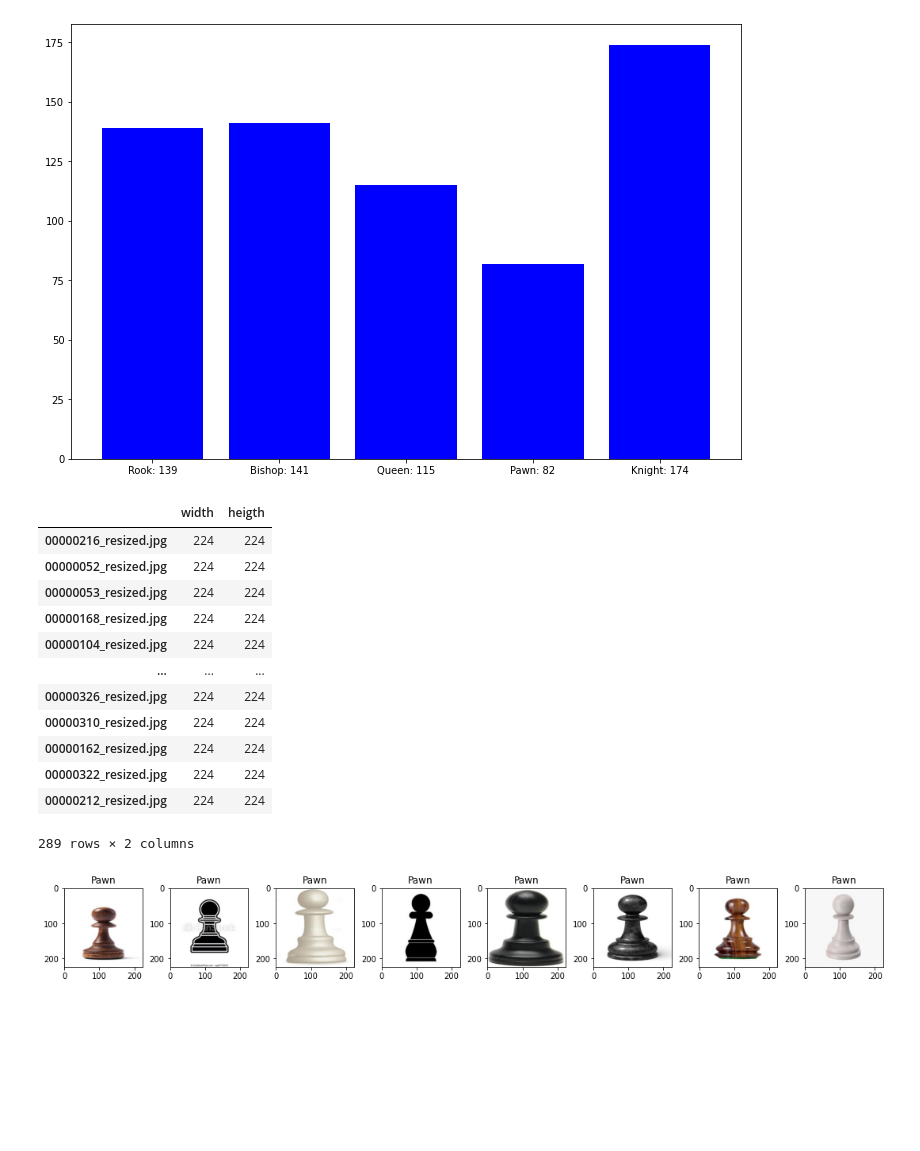
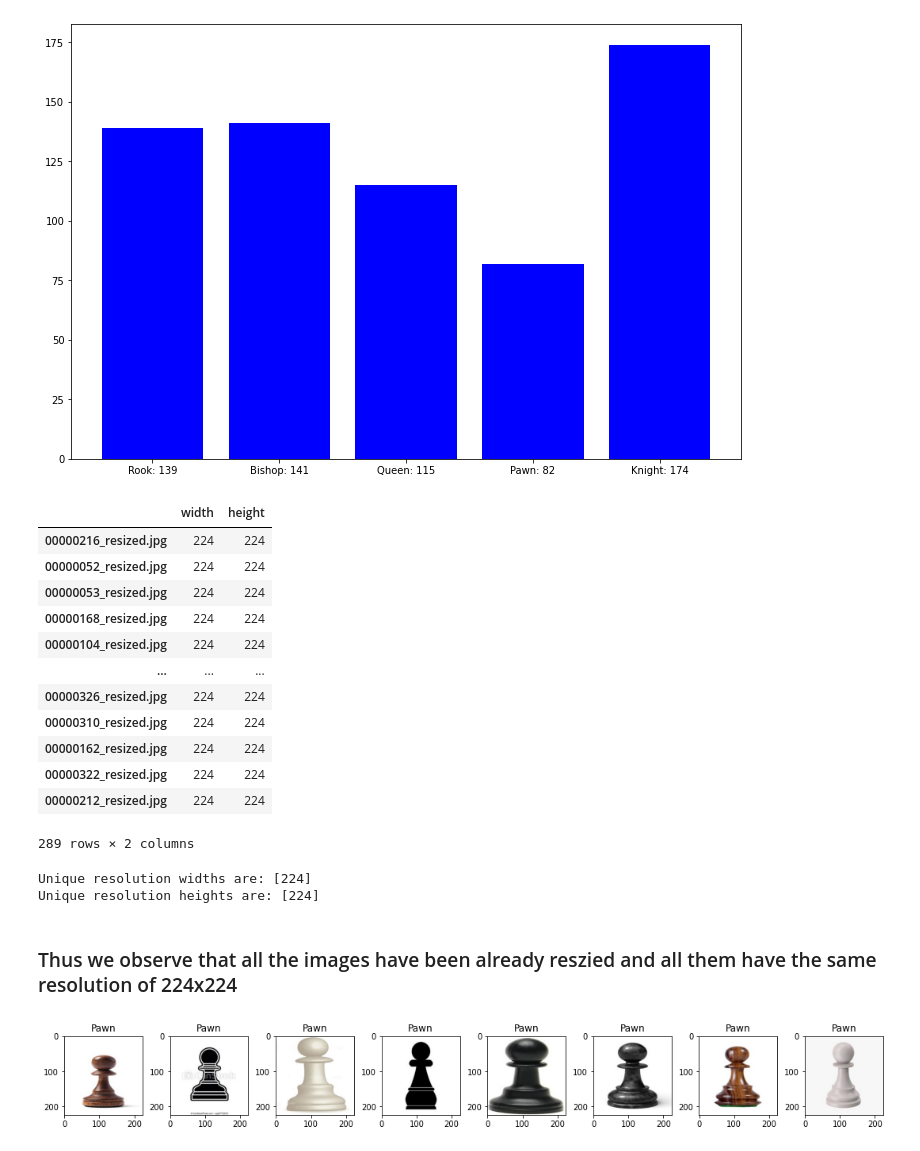
Before and after one commit to ananthu-raj/Image-Classification-Experimentation, a Jupyter notebook: Chess_Image_Classification.ipynb, the cells around one changed output. Drawn from its saved outputs; the diff is of its cells as text; code cells hidden in the pictures; blank space fills up the shorter version.

```diff
--- a/Chess_Image_Classification.ipynb
+++ b/Chess_Image_Classification.ipynb
@@ -73,21 +73,21 @@ plt.show();
 # %%
 # Checking Resolutions of Every Image
 # Reference : https://stackoverflow.com/questions/1507084/how-to-check-dimensions-of-all-images-in-a-directory-using-python
 from PIL import Image
 
 folder_images = dirname
 size_images = dict()
 
 for dirpath, _, filenames in os.walk(folder_images):
     for path_image in filenames:
         image = os.path.abspath(os.path.join(dirpath, path_image))
         with Image.open(image) as img:
             width, heigth = img.size
-            size_images[path_image] = {'width': width, 'heigth': heigth}
+            size_images[path_image] = {'width': width, 'height': heigth}
 resolutions = pd.DataFrame.from_dict(size_images, orient ='index')
 resolutions
 # %% [output]
-|  | width | heigth |
+|  | width | height |
 | 00000216_resized.jpg | 224 | 224 |
 | 00000052_resized.jpg | 224 | 224 |
 | 00000053_resized.jpg | 224 | 224 |
@@ -100,6 +100,16 @@ resolutions
 | 00000322_resized.jpg | 224 | 224 |
 | 00000212_resized.jpg | 224 | 224 |
 289 rows × 2 columns
+# %%
+uniq_widths = pd.unique(resolutions.width)
+uniq_heights = pd.unique(resolutions.height)
+print(f"Unique resolution widths are: {uniq_widths}")
+print(f"Unique resolution heights are: {uniq_heights}")
+# %% [output]
+Unique resolution widths are: [224]
+Unique resolution heights are: [224]
+# %% [markdown]
+### Thus we observe that all the images have been already reszied and all them have the same resolution of 224x224
 # %%
 def plot_imgs(item_dir, title=" ", num_imgs=4, cmap='viridis'):
     all_item_dirs = os.listdir(item_dir)
```
